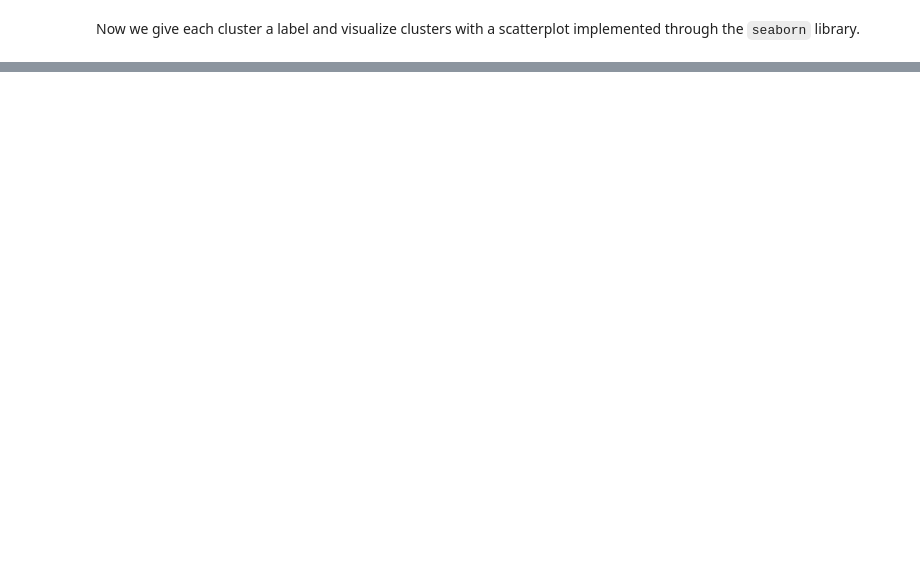
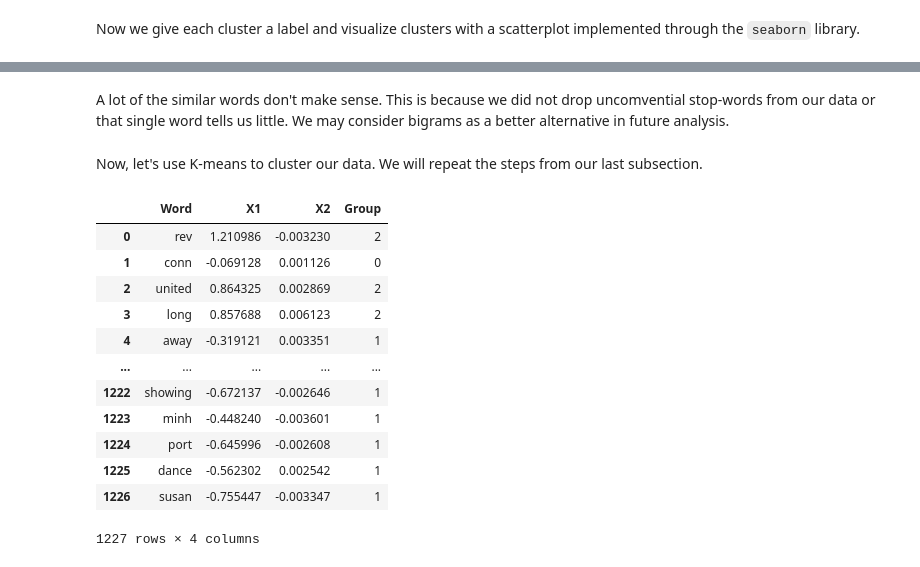
Before and after one commit to jcvincentliu/Diving-into-NYT-Articles-in-Four-Years, a Jupyter notebook: project.ipynb, the cells around one changed output, grey strips where cells are left out. Cells and saved outputs as stored; diff of their text form; code cells hidden in the pictures; blank space fills up the shorter version.

```diff
--- a/project.ipynb
+++ b/project.ipynb
@@ -710,0 +717,6 @@ As we are able to tell, K-means is not really what we desired. Clusters collapse
+# %%
+sentence_lst = []
+for sen  in data_1971["sentence tokenized"].values:
+  sentence_lst.append(sen)
+
+mod = Word2Vec(sentence_lst, size=100, min_count= 10)
@@ -710,0 +725,10 @@ As we are able to tell, K-means is not really what we desired. Clusters collapse
+# %%
+words = list(mod.wv.vocab)
+vectors = mod[mod.wv.vocab]
+PCA_result = PCA(n_components=2).fit_transform(vectors)
+
+dic = {"Word": words,
+       "X1": PCA_result[:,0],
+       "X2": PCA_result[:,1]
+}
+PCA_embedded_df = pd.DataFrame(dic)
@@ -710,0 +784,26 @@ As we are able to tell, K-means is not really what we desired. Clusters collapse
+# %% [markdown]
+A lot of the similar words don't make sense. This is because we did not drop uncomvential stop-words from our data or that single word tells us little. We may consider bigrams as a better alternative in future analysis.
+# %% [markdown]
+Now, let's use K-means to cluster our data. We will repeat the steps from our last subsection.
+# %%
+kmeans = KMeans(n_clusters=4)
+kmeans.fit(vectors)
+clusters = kmeans.labels_
+# %%
+PCA_embedded_df["Group"] = list(clusters)
+# %%
+PCA_embedded_df
+# %% [output]
+|  | Word | X1 | X2 | Group |
+| 0 | rev | 1.210986 | -0.003230 | 2 |
+| 1 | conn | -0.069128 | 0.001126 | 0 |
+| 2 | united | 0.864325 | 0.002869 | 2 |
+| 3 | long | 0.857688 | 0.006123 | 2 |
+| 4 | away | -0.319121 | 0.003351 | 1 |
+| ... | ... | ... | ... | ... |
+| 1222 | showing | -0.672137 | -0.002646 | 1 |
+| 1223 | minh | -0.448240 | -0.003601 | 1 |
+| 1224 | port | -0.645996 | -0.002608 | 1 |
+| 1225 | dance | -0.562302 | 0.002542 | 1 |
+| 1226 | susan | -0.755447 | -0.003347 | 1 |
+1227 rows × 4 columns
```
Also changed, not shown: parts of 47 cells of this notebook.
